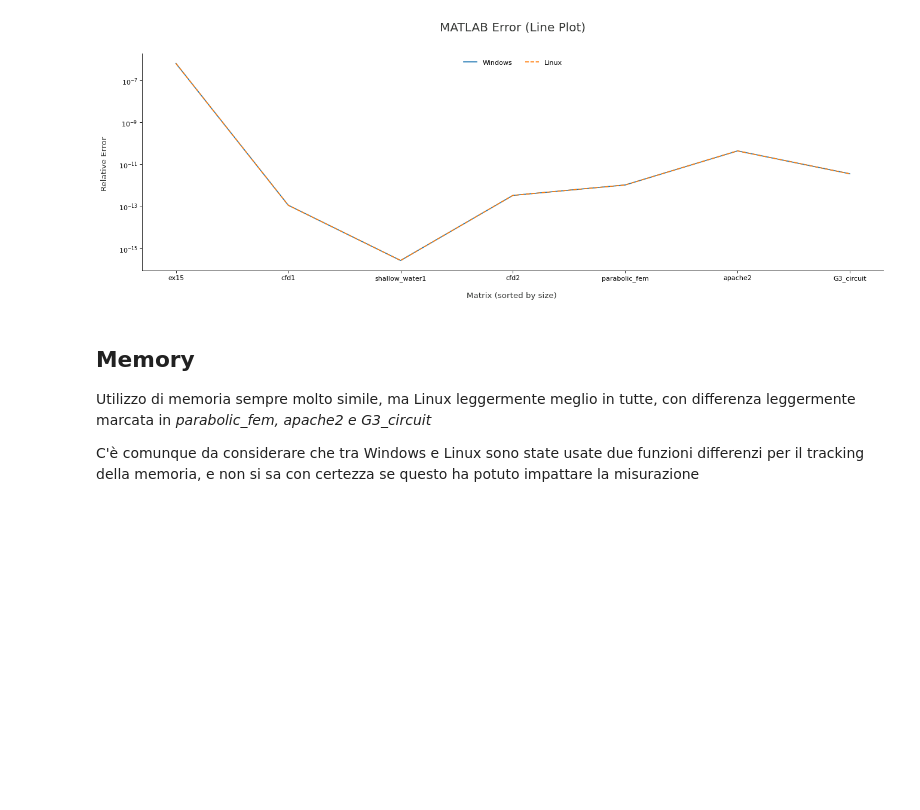
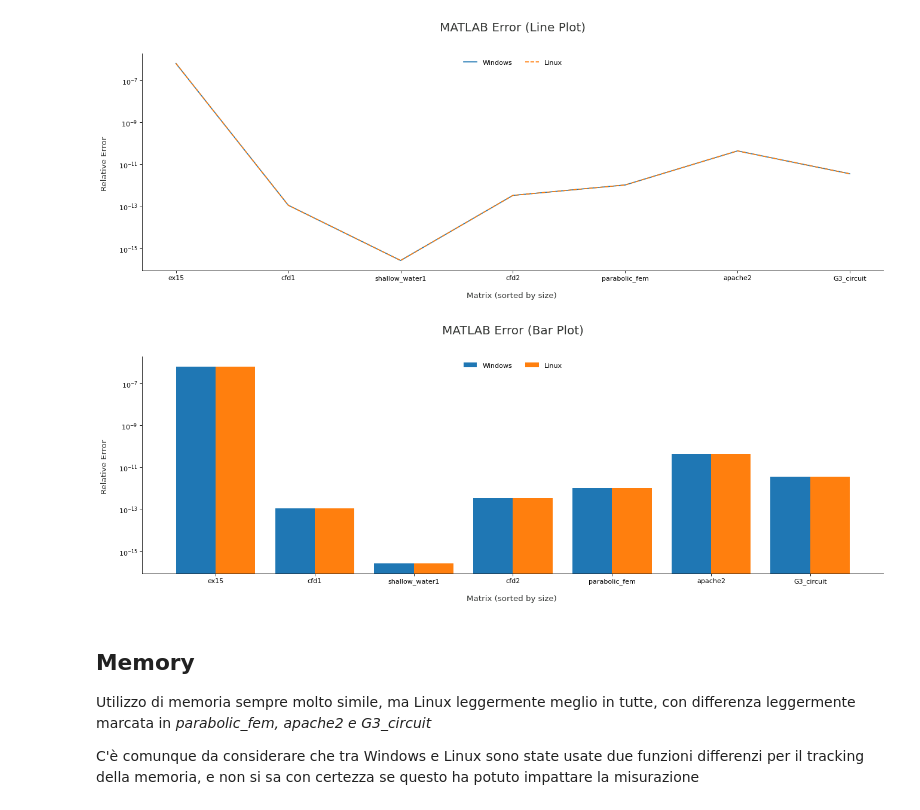
Before and after one commit to simonebenitozzi/cholesky-analysis, a Jupyter notebook: Analysis/model/OSCompare.ipynb, the cells around one changed output. Drawn from its saved outputs; the diff is of its cells as text; code cells hidden in the pictures; blank space fills up the shorter version.

```diff
--- a/Analysis/model/OSCompare.ipynb
+++ b/Analysis/model/OSCompare.ipynb
@@ -135,6 +129,10 @@ plot(matrix_names, mat_win_errors, mat_lin_errors, 'Matrix (sorted by size)', 'R
 [6.3482e-07, 1.1359e-13, 2.6728e-16, 3.3486e-13, 1.05e-12, 4.3889e-11, 3.5766e-12]
 [6.3482e-07, 1.1359e-13, 2.6728e-16, 3.3486e-13, 1.05e-12, 4.3889e-11, 3.5766e-12]
 [figure]
+# %%
+bar_plot(matrix_names, mat_win_errors, mat_lin_errors, 'Matrix (sorted by size)', 'Relative Error', 'MATLAB Error', LOG_SCALE=True)
+# %% [output]
+[figure, added]
 # %% [markdown]
 ## Memory
 
```
Also changed, not shown: parts of 12 cells of this notebook, 5 other files.
